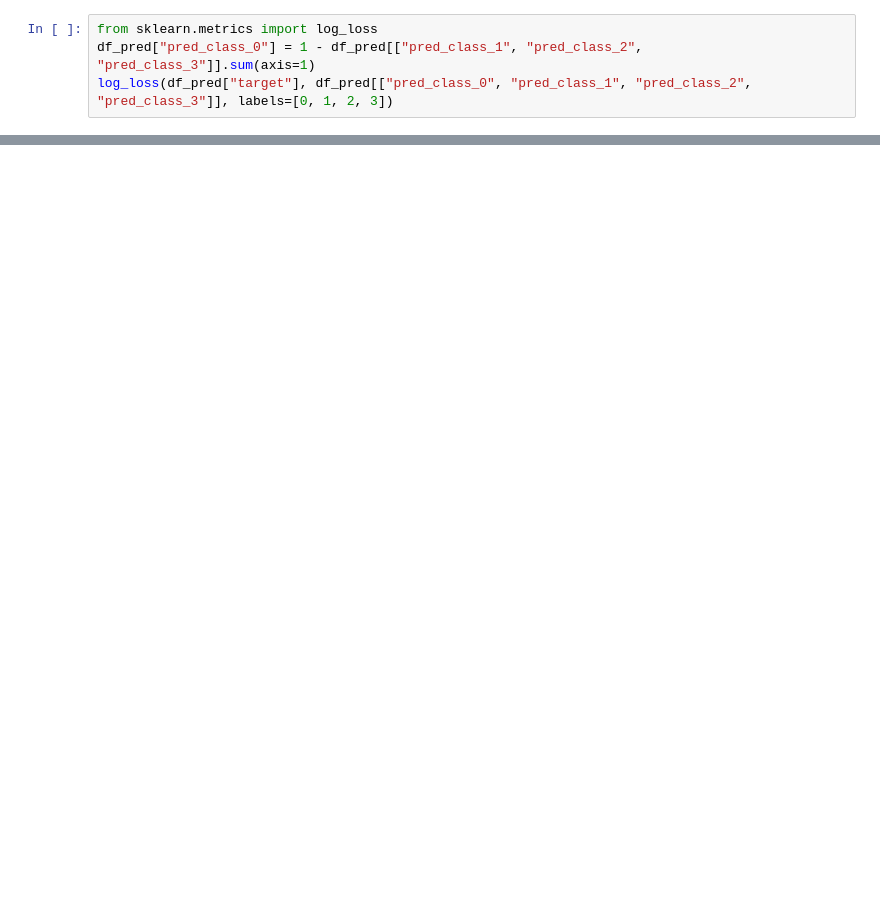
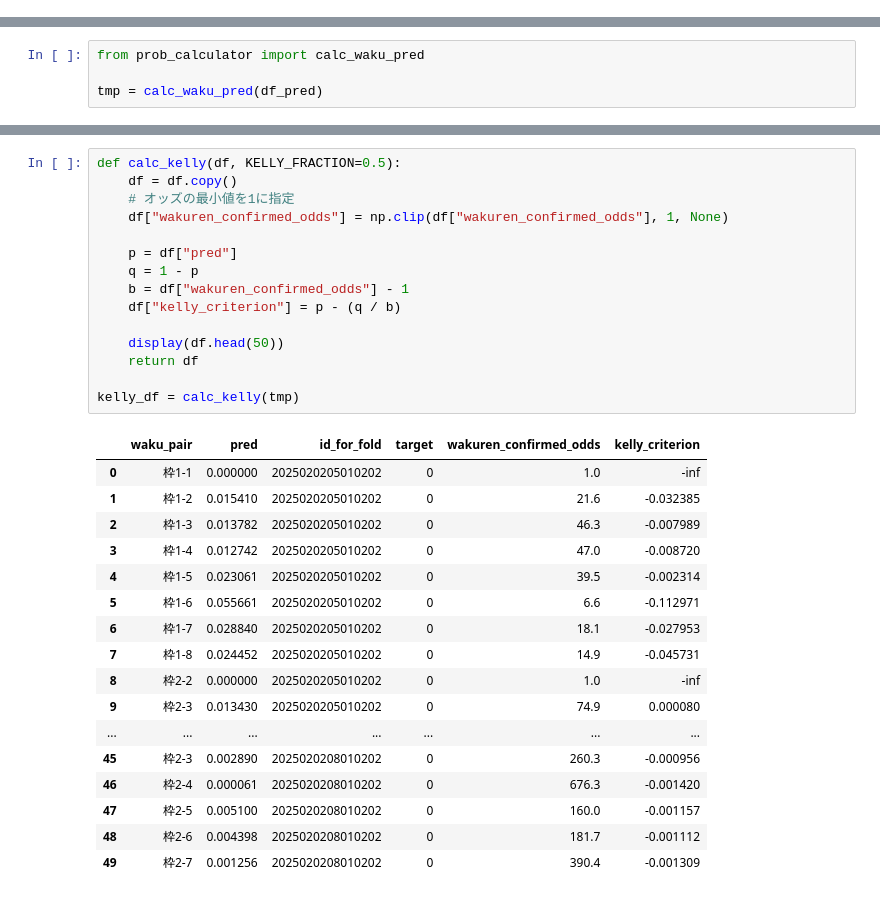
Before and after one commit to NaganagaKen/HORSE_RACING, a Jupyter notebook: Notebook/test.ipynb, the cells around one changed output, grey strips where cells are left out. Drawn from its saved outputs; the diff is of its cells as text; blank space fills up the shorter version.

```diff
--- a/Notebook/test.ipynb
+++ b/Notebook/test.ipynb
@@ -81,4 +30,0 @@ ROI: 2.164 %
-# %%
-from sklearn.metrics import log_loss
-df_pred["pred_class_0"] = 1 - df_pred[["pred_class_1", "pred_class_2", "pred_class_3"]].sum(axis=1)
-log_loss(df_pred["target"], df_pred[["pred_class_0", "pred_class_1", "pred_class_2", "pred_class_3"]], labels=[0, 1, 2, 3])
@@ -101,0 +31,4 @@ Name: target, Length: 19798, dtype: int64
+# %%
+from prob_calculator import calc_waku_pred
+
+tmp = calc_waku_pred(df_pred)
@@ -101,0 +69,33 @@ Name: target, Length: 19798, dtype: int64
+# %%
+def calc_kelly(df, KELLY_FRACTION=0.5):
+    df = df.copy()
+    # オッズの最小値を1に指定
+    df["wakuren_confirmed_odds"] = np.clip(df["wakuren_confirmed_odds"], 1, None)
+
+    p = df["pred"]
+    q = 1 - p
+    b = df["wakuren_confirmed_odds"] - 1
+    df["kelly_criterion"] = p - (q / b)
+
+    display(df.head(50))
+    return df
+
+kelly_df = calc_kelly(tmp)
+# %% [output]
+|  | waku_pair | pred | id_for_fold | target | wakuren_confirmed_odds | kelly_criterion |
+| 0 | 枠1-1 | 0.000000 | 2025020205010202 | 0 | 1.0 | -inf |
+| 1 | 枠1-2 | 0.015410 | 2025020205010202 | 0 | 21.6 | -0.032385 |
+| 2 | 枠1-3 | 0.013782 | 2025020205010202 | 0 | 46.3 | -0.007989 |
+| 3 | 枠1-4 | 0.012742 | 2025020205010202 | 0 | 47.0 | -0.008720 |
+| 4 | 枠1-5 | 0.023061 | 2025020205010202 | 0 | 39.5 | -0.002314 |
+| 5 | 枠1-6 | 0.055661 | 2025020205010202 | 0 | 6.6 | -0.112971 |
+| 6 | 枠1-7 | 0.028840 | 2025020205010202 | 0 | 18.1 | -0.027953 |
+| 7 | 枠1-8 | 0.024452 | 2025020205010202 | 0 | 14.9 | -0.045731 |
+| 8 | 枠2-2 | 0.000000 | 2025020205010202 | 0 | 1.0 | -inf |
+| 9 | 枠2-3 | 0.013430 | 2025020205010202 | 0 | 74.9 | 0.000080 |
+| ... | ... | ... | ... | ... | ... | ... |
+| 45 | 枠2-3 | 0.002890 | 2025020208010202 | 0 | 260.3 | -0.000956 |
+| 46 | 枠2-4 | 0.000061 | 2025020208010202 | 0 | 676.3 | -0.001420 |
+| 47 | 枠2-5 | 0.005100 | 2025020208010202 | 0 | 160.0 | -0.001157 |
+| 48 | 枠2-6 | 0.004398 | 2025020208010202 | 0 | 181.7 | -0.001112 |
+| 49 | 枠2-7 | 0.001256 | 2025020208010202 | 0 | 390.4 | -0.001309 |
```
Also changed, not shown: parts of 14 cells of this notebook, 5 other files.
